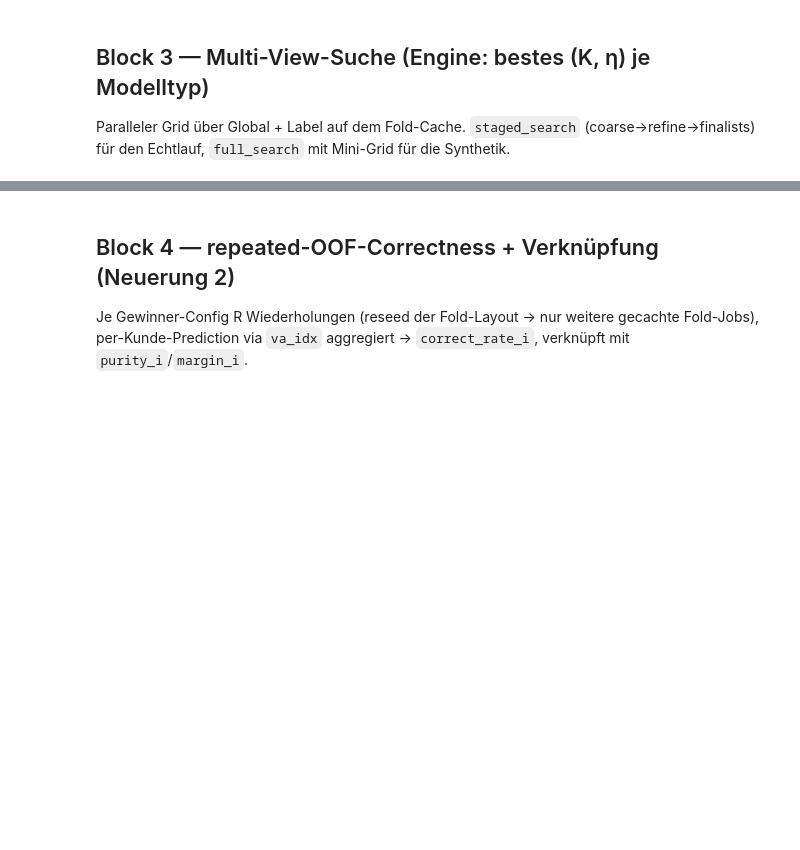
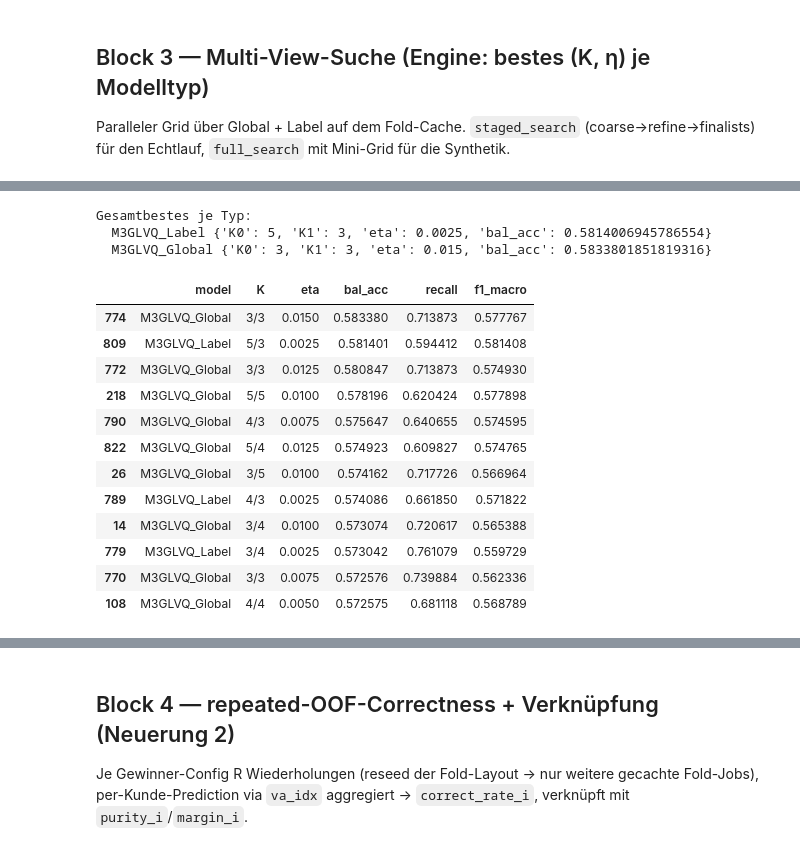
Before and after one commit to LukasBader31415/ECML26_new, a Jupyter notebook: ecml26_src.ipynb, the cells around one changed output, grey strips where cells are left out. Drawn from its saved outputs; the diff is of its cells as text; code cells hidden in the pictures; blank space fills up the shorter version.

```diff
--- a/ecml26_src.ipynb
+++ b/ecml26_src.ipynb
@@ -182,0 +288,27 @@ KeyboardInterrupt:
+# %%
+import numpy as np
+from sklearn.metrics import recall_score
+from src import engine
+
+def add_recall_from_cache(results_df, cache_db):
+    """Ergänzt results_df um eine 'recall'-Spalte (Klasse 1), aus den gecachten Folds."""
+    rec = {}
+    for key in results_df["key"].unique():
+        folds = engine.load_fold_cache(cache_db, key)
+        yt, yp = [], []
+        for c in folds.values():
+            if c["status"] == "ok" and c["y_true"] is not None:
+                yt.append(np.asarray(c["y_true"])); yp.append(np.asarray(c["y_pred"]))
+        if yt:
+            yt = np.concatenate(yt); yp = np.concatenate(yp)
+            rec[key] = recall_score(yt, yp, pos_label=1, zero_division=0)
+        else:
+            rec[key] = np.nan
+    out = results_df.copy()
+    out["recall"] = out["key"].map(rec)
+    return out
+# %%
+results_exp2 = add_recall_from_cache(results_exp2, CACHE_DB)
+results_exp2.sort_values("bal_acc", ascending=False)[
+    ["model", "K", "eta", "bal_acc", "recall", "f1_macro", "status"]
+].head(10)
@@ -182,0 +327,28 @@ KeyboardInterrupt:
+# %%
+import pandas as pd
+all_results = pd.concat([results, results_exp2], ignore_index=True).drop_duplicates(subset=["key"])
+all_results = add_recall_from_cache(all_results, CACHE_DB)
+best_overall = search.best_configs(all_results, metric="bal_acc")
+print("Gesamtbestes je Typ:")
+for m_, c_ in best_overall.items(): print(" ", m_, c_)
+
+all_results.sort_values("bal_acc", ascending=False)[
+    ["model", "K", "eta", "bal_acc", "recall", "f1_macro"]
+].head(12)
+# %% [output]
+Gesamtbestes je Typ:
+  M3GLVQ_Label {'K0': 5, 'K1': 3, 'eta': 0.0025, 'bal_acc': 0.5814006945786554}
+  M3GLVQ_Global {'K0': 3, 'K1': 3, 'eta': 0.015, 'bal_acc': 0.5833801851819316}
+|  | model | K | eta | bal_acc | recall | f1_macro |
+| 774 | M3GLVQ_Global | 3/3 | 0.0150 | 0.583380 | 0.713873 | 0.577767 |
+| 809 | M3GLVQ_Label | 5/3 | 0.0025 | 0.581401 | 0.594412 | 0.581408 |
+| 772 | M3GLVQ_Global | 3/3 | 0.0125 | 0.580847 | 0.713873 | 0.574930 |
+| 218 | M3GLVQ_Global | 5/5 | 0.0100 | 0.578196 | 0.620424 | 0.577898 |
+| 790 | M3GLVQ_Global | 4/3 | 0.0075 | 0.575647 | 0.640655 | 0.574595 |
+| 822 | M3GLVQ_Global | 5/4 | 0.0125 | 0.574923 | 0.609827 | 0.574765 |
+| 26 | M3GLVQ_Global | 3/5 | 0.0100 | 0.574162 | 0.717726 | 0.566964 |
+| 789 | M3GLVQ_Label | 4/3 | 0.0025 | 0.574086 | 0.661850 | 0.571822 |
+| 14 | M3GLVQ_Global | 3/4 | 0.0100 | 0.573074 | 0.720617 | 0.565388 |
+| 779 | M3GLVQ_Label | 3/4 | 0.0025 | 0.573042 | 0.761079 | 0.559729 |
+| 770 | M3GLVQ_Global | 3/3 | 0.0075 | 0.572576 | 0.739884 | 0.562336 |
+| 108 | M3GLVQ_Global | 4/4 | 0.0050 | 0.572575 | 0.681118 | 0.568789 |
```
Also changed, not shown: parts of 26 cells of this notebook, 15 other files.
